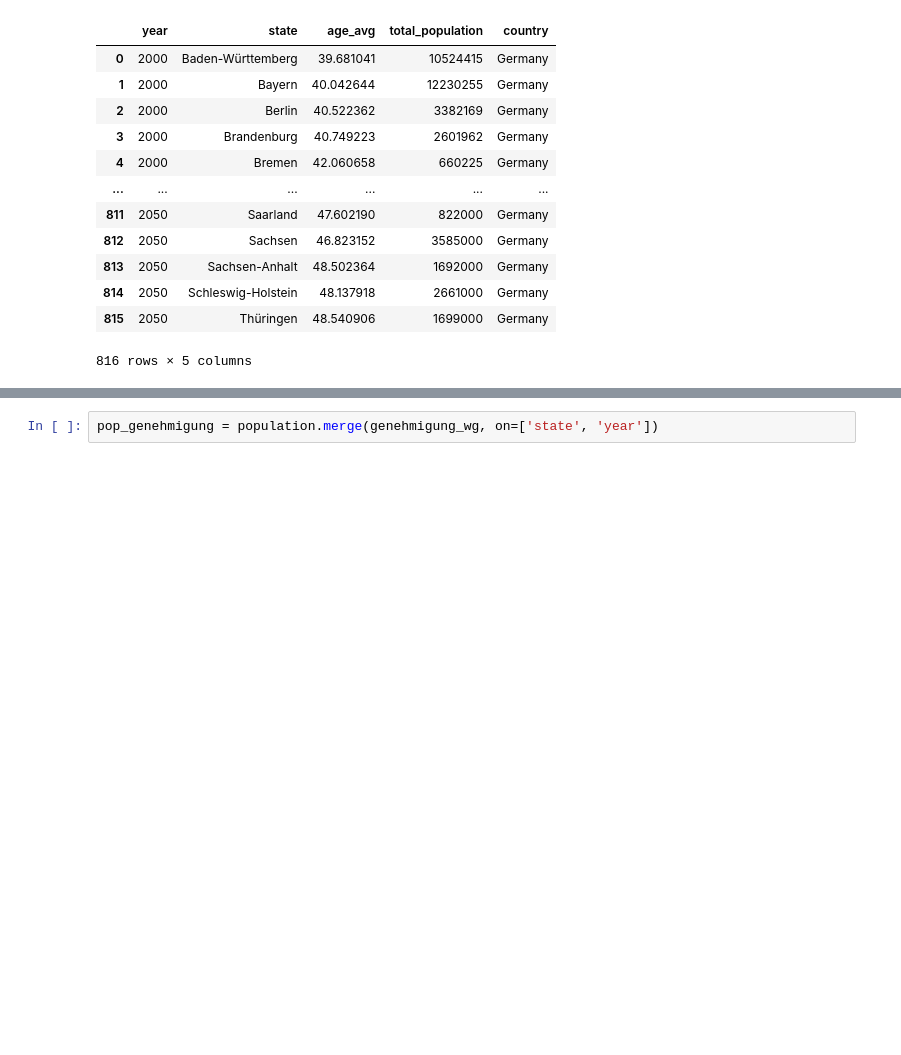
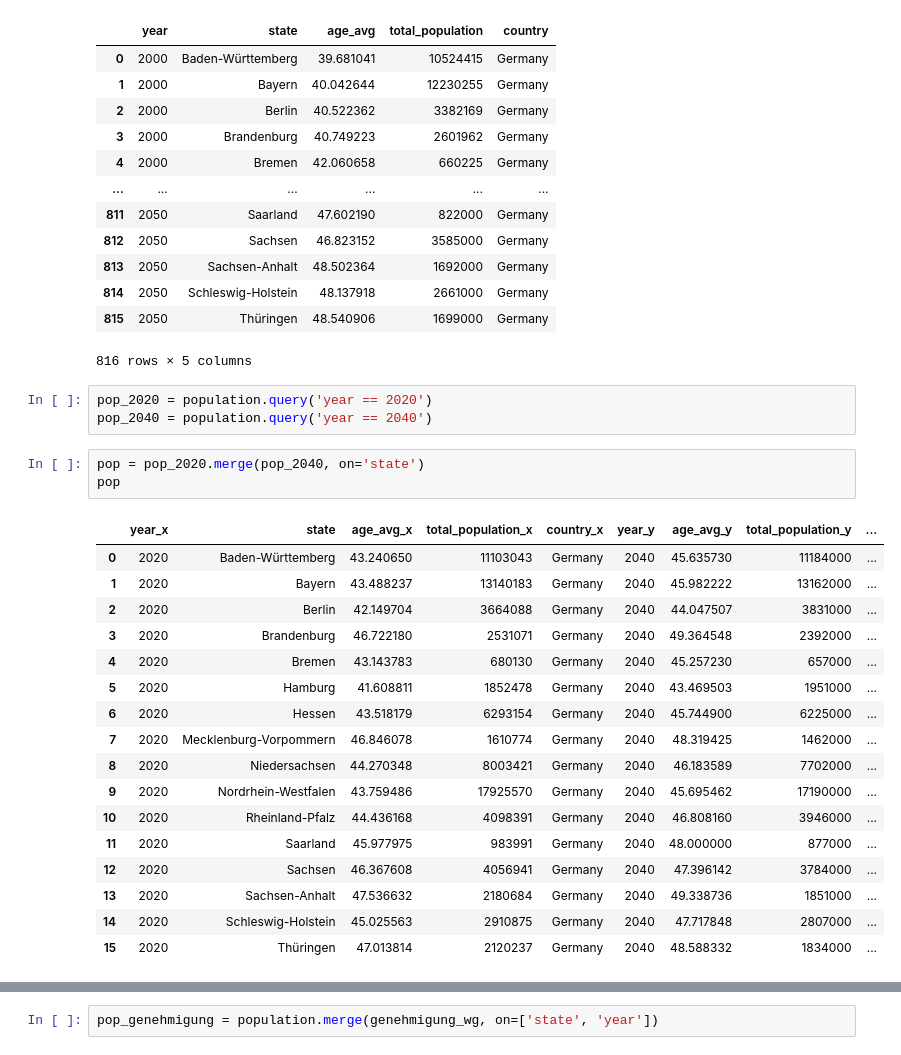
Before and after one commit to deminghh/House-Buyer-Guide, a Jupyter notebook: scoring_bundesland.ipynb, the cells around one changed output, grey strips where cells are left out. Saved outputs shown, nothing was run; the diff lists cells and outputs as text; blank space fills up the shorter version.

```diff
--- a/scoring_bundesland.ipynb
+++ b/scoring_bundesland.ipynb
@@ -149,3 +149,27 @@ population
 | 814 | 2050 | Schleswig-Holstein | 48.137918 | 2661000 | Germany |
 | 815 | 2050 | Thüringen | 48.540906 | 1699000 | Germany |
 816 rows × 5 columns
+# %%
+pop_2020 = population.query('year == 2020')
+pop_2040 = population.query('year == 2040')
+# %%
+pop = pop_2020.merge(pop_2040, on='state')
+pop
+# %% [output]
+|  | year_x | state | age_avg_x | total_population_x | country_x | year_y | age_avg_y | total_population_y | ... |
+| 0 | 2020 | Baden-Württemberg | 43.240650 | 11103043 | Germany | 2040 | 45.635730 | 11184000 | ... |
+| 1 | 2020 | Bayern | 43.488237 | 13140183 | Germany | 2040 | 45.982222 | 13162000 | ... |
+| 2 | 2020 | Berlin | 42.149704 | 3664088 | Germany | 2040 | 44.047507 | 3831000 | ... |
+| 3 | 2020 | Brandenburg | 46.722180 | 2531071 | Germany | 2040 | 49.364548 | 2392000 | ... |
+| 4 | 2020 | Bremen | 43.143783 | 680130 | Germany | 2040 | 45.257230 | 657000 | ... |
+| 5 | 2020 | Hamburg | 41.608811 | 1852478 | Germany | 2040 | 43.469503 | 1951000 | ... |
+| 6 | 2020 | Hessen | 43.518179 | 6293154 | Germany | 2040 | 45.744900 | 6225000 | ... |
+| 7 | 2020 | Mecklenburg-Vorpommern | 46.846078 | 1610774 | Germany | 2040 | 48.319425 | 1462000 | ... |
+| 8 | 2020 | Niedersachsen | 44.270348 | 8003421 | Germany | 2040 | 46.183589 | 7702000 | ... |
+| 9 | 2020 | Nordrhein-Westfalen | 43.759486 | 17925570 | Germany | 2040 | 45.695462 | 17190000 | ... |
+| 10 | 2020 | Rheinland-Pfalz | 44.436168 | 4098391 | Germany | 2040 | 46.808160 | 3946000 | ... |
+| 11 | 2020 | Saarland | 45.977975 | 983991 | Germany | 2040 | 48.000000 | 877000 | ... |
+| 12 | 2020 | Sachsen | 46.367608 | 4056941 | Germany | 2040 | 47.396142 | 3784000 | ... |
+| 13 | 2020 | Sachsen-Anhalt | 47.536632 | 2180684 | Germany | 2040 | 49.338736 | 1851000 | ... |
+| 14 | 2020 | Schleswig-Holstein | 45.025563 | 2910875 | Germany | 2040 | 47.717848 | 2807000 | ... |
+| 15 | 2020 | Thüringen | 47.013814 | 2120237 | Germany | 2040 | 48.588332 | 1834000 | ... |
```
Also changed, not shown: parts of 32 cells of this notebook.
